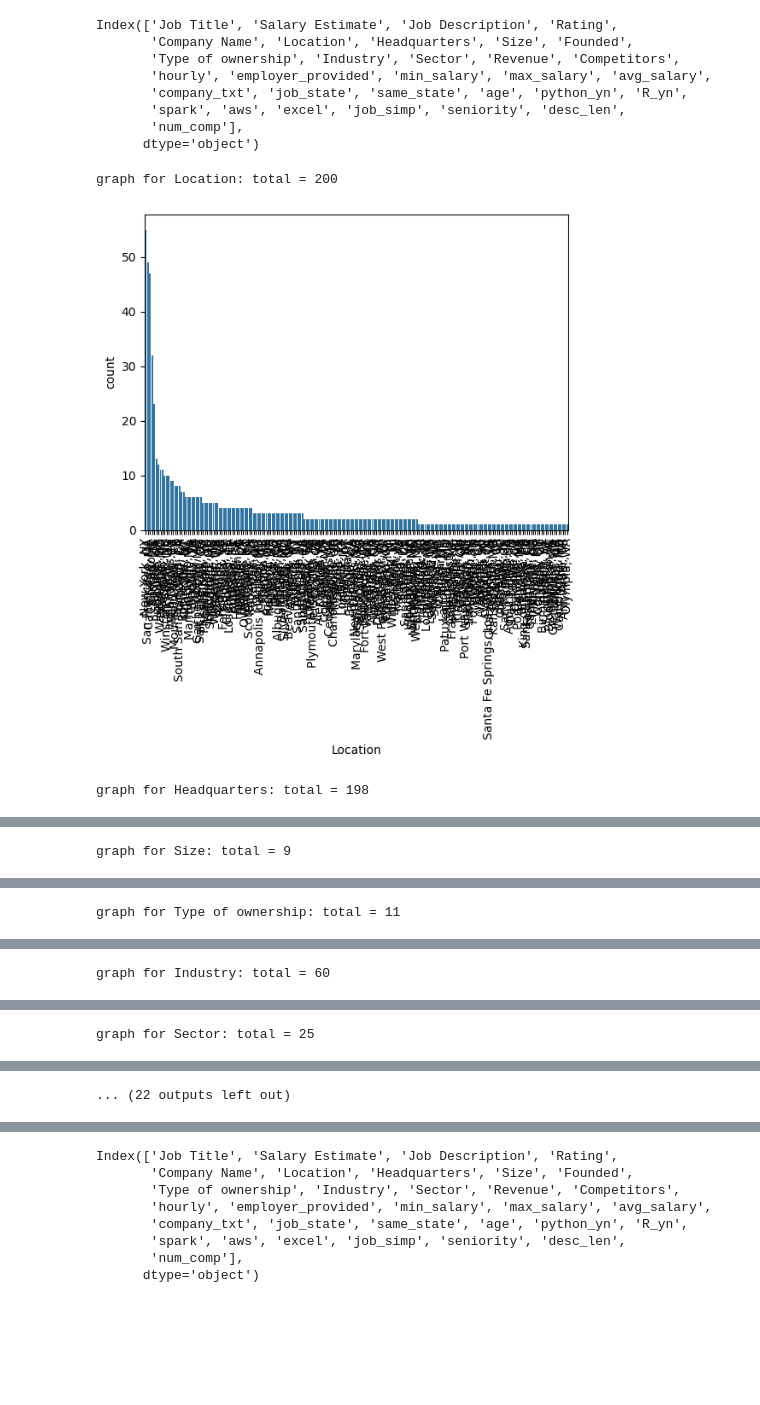
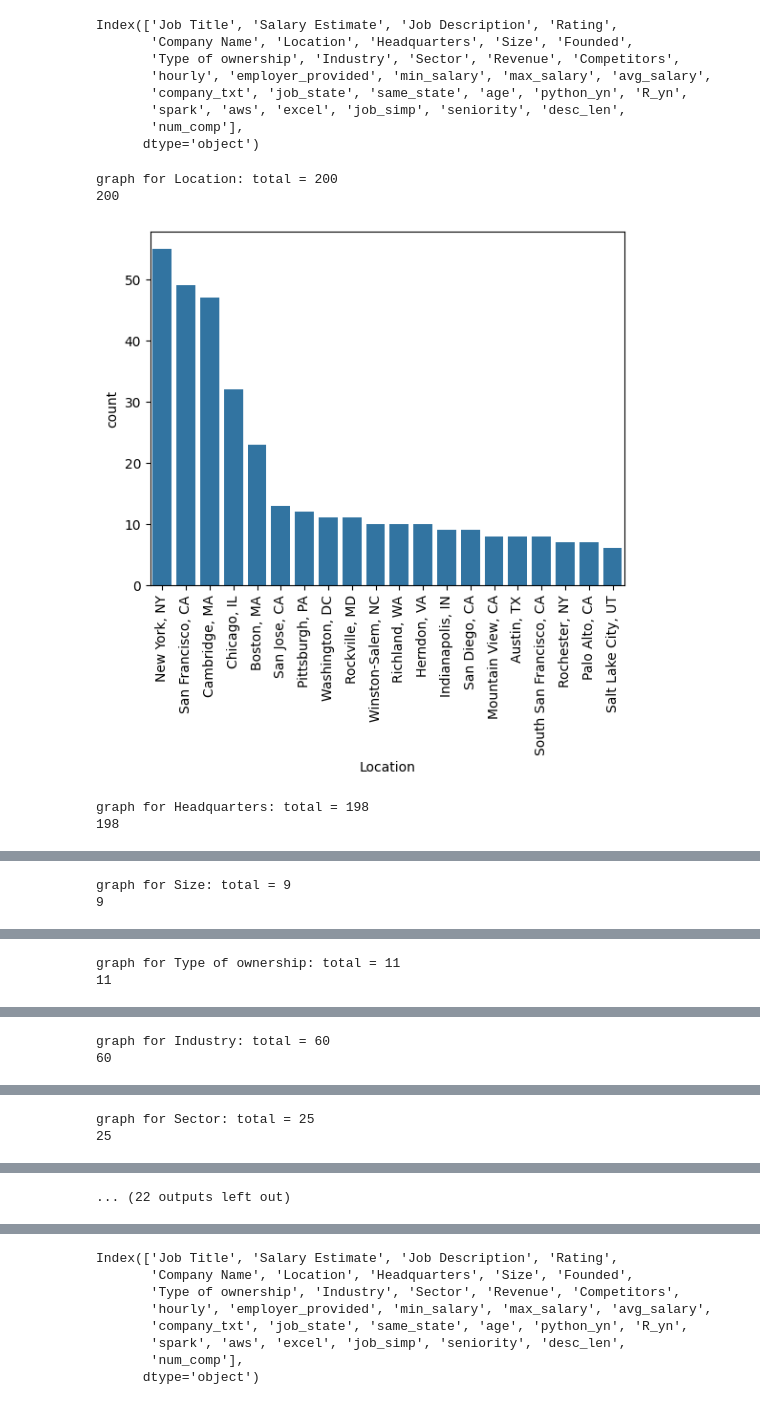
Before and after one commit to zkhechadoorian/dataSciGlassDoor, a Jupyter notebook: data_cleaning.ipynb, the cells around one changed output, grey strips where cells are left out. Drawn from its saved outputs; the diff is of its cells as text; code cells hidden in the pictures; blank space fills up the shorter version.

```diff
--- a/data_cleaning.ipynb
+++ b/data_cleaning.ipynb
@@ -154,8 +181,7 @@ Name: Competitors, Length: 742, dtype: object
 # %%
 #hourly wage to annual
-
-df['min_salary'] = df.apply(lambda x: x.min_salary*2 if x.hourly ==1 else x.min_salary, axis =1)
-df['max_salary'] = df.apply(lambda x: x.max_salary*2 if x.hourly ==1 else x.max_salary, axis =1)
+df['min_salary'] = df.apply(lambda x: x.min_salary*12 if x.hourly ==1 else x.min_salary, axis =1)
+df['max_salary'] = df.apply(lambda x: x.max_salary*12 if x.hourly ==1 else x.max_salary, axis =1)
 # %%
 df[df.hourly ==1][['hourly','min_salary','max_salary']]
 # %% [output]
@@ -179,5 +205,5 @@ df[df.hourly ==1][['hourly','min_salary','max_salary']]
 # %%
-df['company_txt'] = df.company_txt.apply(lambda x: x.replace('\n', ''))
+df['company_txt'] = df.company_txt.apply(lambda x: x.strip())
 # %%
 df['company_txt']
 # %% [output]
@@ -276,13 +301,19 @@ Index(['Job Title', 'Salary Estimate', 'Job Description', 'Rating',
 df_cat = df[['Location', 'Headquarters', 'Size','Type of ownership', 'Industry', 'Sector', 'Revenue', 'company_txt', 'job_state','same_state', 'python_yn', 'R_yn',
        'spark', 'aws', 'excel', 'job_simp', 'seniority']]
 # %%
+# print a bar plot
 for i in df_cat.columns:
     cat_num = df_cat[i].value_counts()
     print("graph for %s: total = %d" % (i, len(cat_num)))
-    chart = sns.barplot(x=cat_num.index, y=cat_num)
+    # if too many values along x-axis, we will use only top-10(s)
+    print(len(cat_num.index))
+    n_top = 20
+    chart = sns.barplot(x=cat_num.index[:n_top], y=cat_num[:n_top])
     chart.set_xticklabels(chart.get_xticklabels(), rotation=90)
     plt.show()
 # %% [output]
 graph for Location: total = 200
+200
-[figure, old version]
+[figure, new version]
 graph for Headquarters: total = 198
+198
@@ -290,5 +321,8 @@ graph for Headquarters: total = 198
 graph for Size: total = 9
+9
 [figure]
 graph for Type of ownership: total = 11
+11
 [figure]
 graph for Industry: total = 60
+60
@@ -296 +330,2 @@ graph for Industry: total = 60
 graph for Sector: total = 25
+25
```
Also changed, not shown: parts of 31 cells of this notebook.
